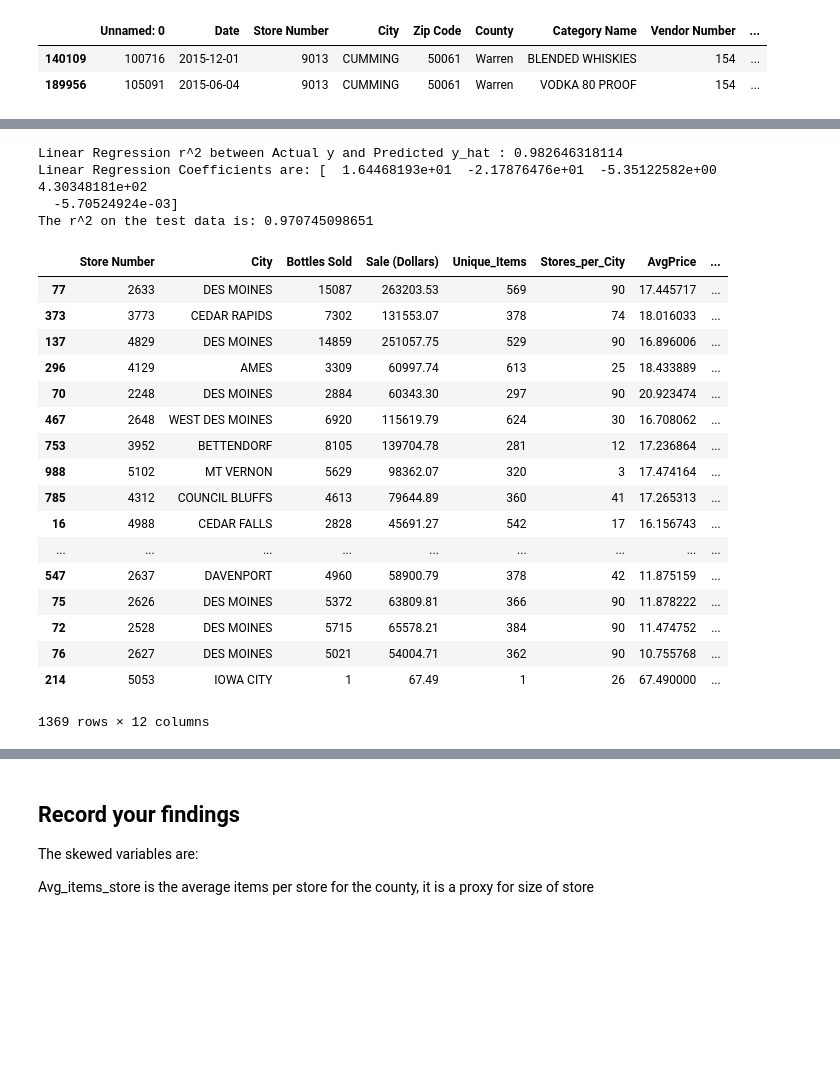
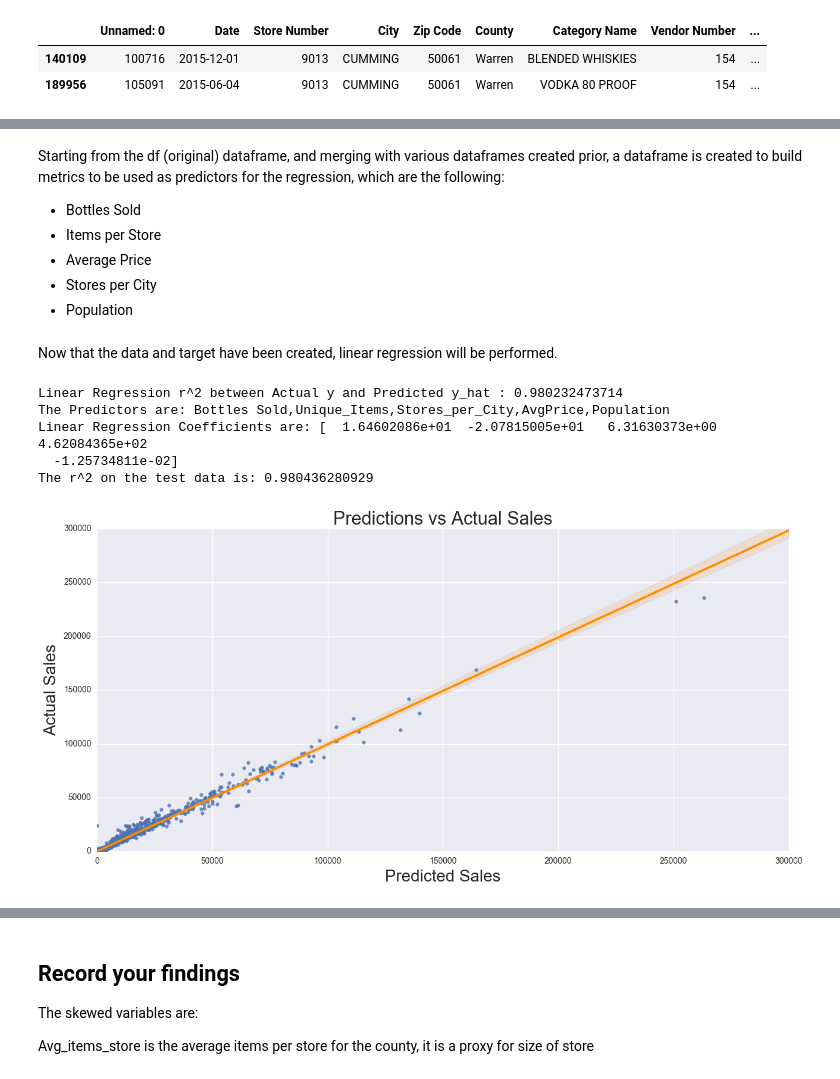
Before and after one commit to tvoreyer/project_3, a Jupyter notebook: starter-code/Project 3 Starter Code.ipynb, the cells around one changed output, grey strips where cells are left out. Saved outputs shown, nothing was run; the diff lists cells and outputs as text; code cells hidden in the pictures; blank space fills up the shorter version.

```diff
--- a/starter-code/Project 3 Starter Code.ipynb
+++ b/starter-code/Project 3 Starter Code.ipynb
@@ -329,68 +289,86 @@ plt.ylabel('Count',fontsize = 18)
 [figure]
+# %% [markdown]
+Starting from the df (original) dataframe, and merging with various dataframes created prior, a dataframe is created to build metrics to be used as predictors for the regression, which are the following:
+* Bottles Sold
+* Items per Store
+* Average Price
+* Stores per City
+* Population
 # %%
-#using store number
+#Iowa population by City for 2015 from http://www.iowadatacenter.org/
+city_pop_2015 = pd.read_csv('../Resources/IA_pop_2015.csv')
+city_pop_2015.head()
+city_pop_2015['City'] = city_pop_2015['City'].apply(lambda x: x.upper())
+
+#using store number to build the dataframe to be used for regression
 store_bottles_df = df[df['Bottles Sold'] < 26].groupby(['Store Number','City'])[['Bottles Sold','Sale (Dollars)']].sum()
 store_bottles_df.reset_index(inplace = True)
+# merging with unique items per store, which will be used as a predictor
 store_bottles_uniq_df = pd.merge(store_bottles_df,unique_items_per_store)
+#merging with total competitors per city, which will be used as a predictor
 store_df = pd.merge(store_bottles_uniq_df,stores_per_city)
+# creating a column for average price, which will be used as a predictor
 store_df['AvgPrice'] = store_df['Sale (Dollars)'] / store_df['Bottles Sold']
-#store_df = pd.merge(store_df,city_metrics,on='City',how='left')
+#merging with city population for 2015, which will be used as a predictor
+
 store_df = pd.merge(store_df,city_pop_2015,how='left')
+
+#creating a groupby to find Bottles Sold and Sale (Dollars) by City and merging with main dataframe
 city_sales = store_df.groupby('City')[['Bottles Sold','Sale (Dollars)']].sum()
 city_sales.reset_index(inplace = True)
 city_sales = city_sales.rename(columns = {'Bottles Sold':'Bottles_City','Sale (Dollars)':'Sales_City'})
 store_df = pd.merge(store_df,city_sales)
-store_df['Sale_marketshare'] = store_df['Sale (Dollars)'] / store_df['Sales_City']
+
+#creating dataframes for target and the predictors
 
 df_y = store_df.iloc[:,3]
-df_X = store_df.iloc[:,[2,4,5,6,7]]
+df_X = store_df.iloc[:,[2,4,5,6, 7]]
+
+# splitting into train and test
+
 X_train, X_test, y_train, y_test = train_test_split(df_X, df_y, test_size=.33)
+# %% [markdown]
+Now that the data and target have been created, linear regression will be performed.
 # %%
+#loading necessary methods
 from sklearn import linear_model
 from sklearn.metrics import r2_score,mean_squared_error
 from sklearn.cross_validation import cross_val_predict,cross_val_score
 
+#using linear regression
 lr = linear_model.LinearRegression()
 
-
+#fitting and predicting the model
 lr_model = lr.fit(X_train,y_train)
 lr_predict = lr.predict(X_train)
+#computing the r-squared
 lr_r2 =  r2_score(y_true=y_train, y_pred=lr_predict)
-lr_r2
 print 'Linear Regression r^2 between Actual y and Predicted y_hat :',lr_r2
+print 'The Predictors are: {},{},{},{},{}'.format(df_X.columns[0],df_X.columns[1],df_X.columns[2],df_X.columns[3],df_X.columns[4])
 print 'Linear Regression Coefficients are:',lr_model.coef_
 
 
 
 test_linear_r2 =  r2_score(y_true=y_test, y_pred=lr.predict(X_test))
 print 'The r^2 on the test data is:',test_linear_r2
 #model fits on test data
 df_y_predict = lr.predict(df_X)
-# sns.regplot(df_y,lr.predict(df_X))
+plt.figure(figsize = (15,7))
+sns.regplot(df_y,lr.predict(df_X),line_kws = {'color':'darkorange'})
+plt.title('Predictions vs Actual Sales',fontsize = 22)
+plt.xlabel('Predicted Sales',fontsize = 20)
+plt.ylabel('Actual Sales',fontsize = 20)
+plt.ylim(0,300000)
+plt.xlim(0,300000)
+#adding predictions to the main dataframe
 
 delta = df_y - df_y_predict
 store_df['Delta'] = pd.Series(delta)
-store_df.sort_values('Delta',ascending = False)
+store_df['Sales/Store_per_City'] = store_df['Sales_City'] / store_df['Stores_per_City']
 # %% [output]
-Linear Regression r^2 between Actual y and Predicted y_hat : 0.982646318114
-Linear Regression Coefficients are: [  1.64468193e+01  -2.17876476e+01  -5.35122582e+00   4.30348181e+02
-  -5.70524924e-03]
-The r^2 on the test data is: 0.970745098651
+Linear Regression r^2 between Actual y and Predicted y_hat : 0.980232473714
+The Predictors are: Bottles Sold,Unique_Items,Stores_per_City,AvgPrice,Population
+Linear Regression Coefficients are: [  1.64602086e+01  -2.07815005e+01   6.31630373e+00   4.62084365e+02
+  -1.25734811e-02]
+The r^2 on the test data is: 0.980436280929
-|  | Store Number | City | Bottles Sold | Sale (Dollars) | Unique_Items | Stores_per_City | AvgPrice | ... |
-| 77 | 2633 | DES MOINES | 15087 | 263203.53 | 569 | 90 | 17.445717 | ... |
-| 373 | 3773 | CEDAR RAPIDS | 7302 | 131553.07 | 378 | 74 | 18.016033 | ... |
-| 137 | 4829 | DES MOINES | 14859 | 251057.75 | 529 | 90 | 16.896006 | ... |
-| 296 | 4129 | AMES | 3309 | 60997.74 | 613 | 25 | 18.433889 | ... |
-| 70 | 2248 | DES MOINES | 2884 | 60343.30 | 297 | 90 | 20.923474 | ... |
-| 467 | 2648 | WEST DES MOINES | 6920 | 115619.79 | 624 | 30 | 16.708062 | ... |
-| 753 | 3952 | BETTENDORF | 8105 | 139704.78 | 281 | 12 | 17.236864 | ... |
-| 988 | 5102 | MT VERNON | 5629 | 98362.07 | 320 | 3 | 17.474164 | ... |
-| 785 | 4312 | COUNCIL BLUFFS | 4613 | 79644.89 | 360 | 41 | 17.265313 | ... |
-| 16 | 4988 | CEDAR FALLS | 2828 | 45691.27 | 542 | 17 | 16.156743 | ... |
-| ... | ... | ... | ... | ... | ... | ... | ... | ... |
-| 547 | 2637 | DAVENPORT | 4960 | 58900.79 | 378 | 42 | 11.875159 | ... |
-| 75 | 2626 | DES MOINES | 5372 | 63809.81 | 366 | 90 | 11.878222 | ... |
-| 72 | 2528 | DES MOINES | 5715 | 65578.21 | 384 | 90 | 11.474752 | ... |
-| 76 | 2627 | DES MOINES | 5021 | 54004.71 | 362 | 90 | 10.755768 | ... |
-| 214 | 5053 | IOWA CITY | 1 | 67.49 | 1 | 26 | 67.490000 | ... |
-1369 rows × 12 columns
+[figure, added]
```
Also changed, not shown: parts of 26 cells of this notebook.
